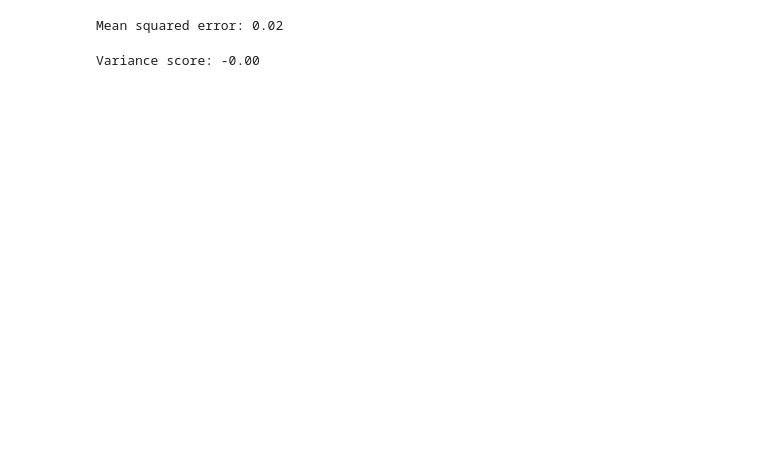
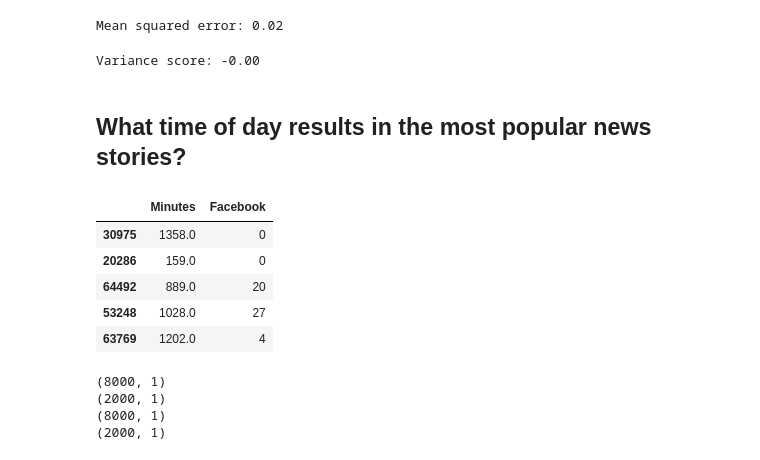
Before and after one commit to andrea5972/ML_classification, a Jupyter notebook: Regression/SocialNews-V1.ipynb, the cells around one changed output. Cells and saved outputs as stored; diff of their text form; code cells hidden in the pictures; blank space fills up the shorter version.

```diff
--- a/Regression/SocialNews-V1.ipynb
+++ b/Regression/SocialNews-V1.ipynb
@@ -388,3 +388,25 @@ Mean squared error: 0.02
 print('Variance score: %.2f' % r2_score(social_y_test2, social_y_pred2))
 # %% [output]
 Variance score: -0.00
+# %% [markdown]
+## What time of day results in the most popular news stories?
+# %%
+# First we need to do some feature engineering and break apart PublishDate and create a seperate Time field
+
+data['Time'] = pd.to_datetime(data['PublishDate'],format= '%m/%d/%y %H:%M' ).dt.time
+# %%
+# Then we convert our Time field into a minutes field as a float is required for training
+
+data['Minutes'] = data.Time.apply(lambda x:((x.hour*60+x.minute)*60+x.second)/60)
+# %%
+# Create a new dataset with only the features we want
+
+data_time = data[['Minutes','Facebook']]
+data_time.head()
+# %% [output]
+|  | Minutes | Facebook |
+| 30975 | 1358.0 | 0 |
+| 20286 | 159.0 | 0 |
+| 64492 | 889.0 | 20 |
+| 53248 | 1028.0 | 27 |
+| 63769 | 1202.0 | 4 |
@@ -390,0 +418,13 @@ Variance score: -0.00
+# %%
+# Splitting up our training data from our test data
+
+time_X_train, time_X_test, time_y_train, time_y_test = train_test_split(X, y, test_size = 0.2, random_state = 42)
+print(time_X_train.shape)
+print(time_X_test.shape)
+print(time_y_train.shape)
+print(time_y_test.shape)
+# %% [output]
+(8000, 1)
+(2000, 1)
+(8000, 1)
+(2000, 1)
```
Also changed, not shown: parts of 11 cells of this notebook.
